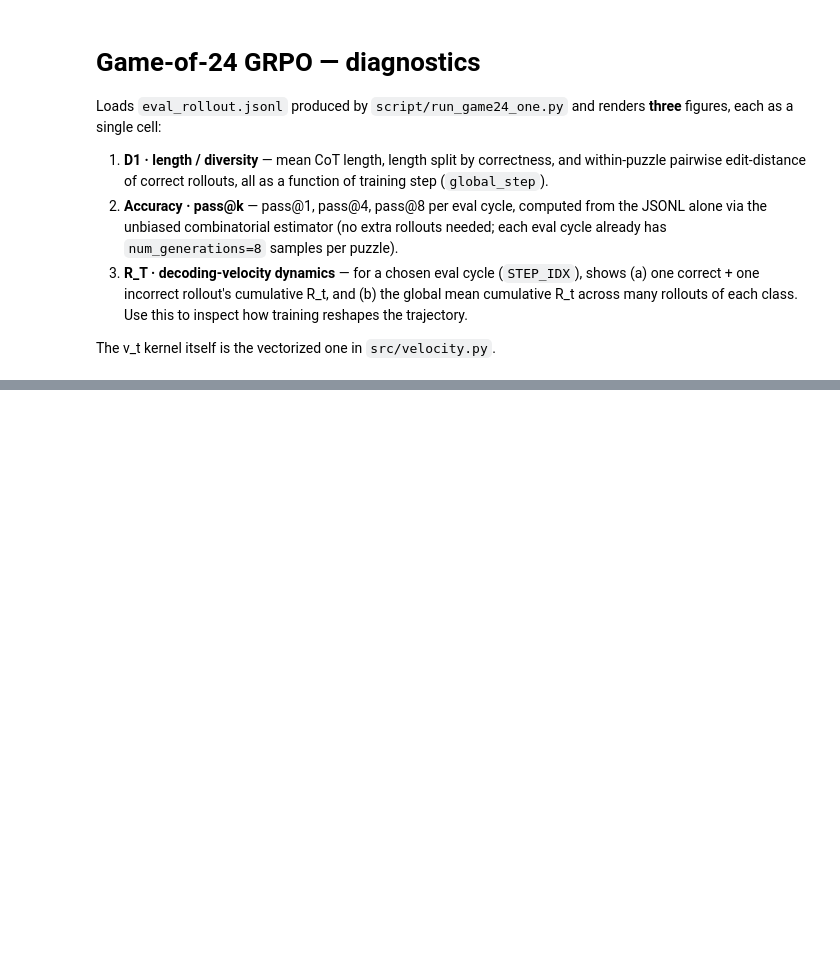
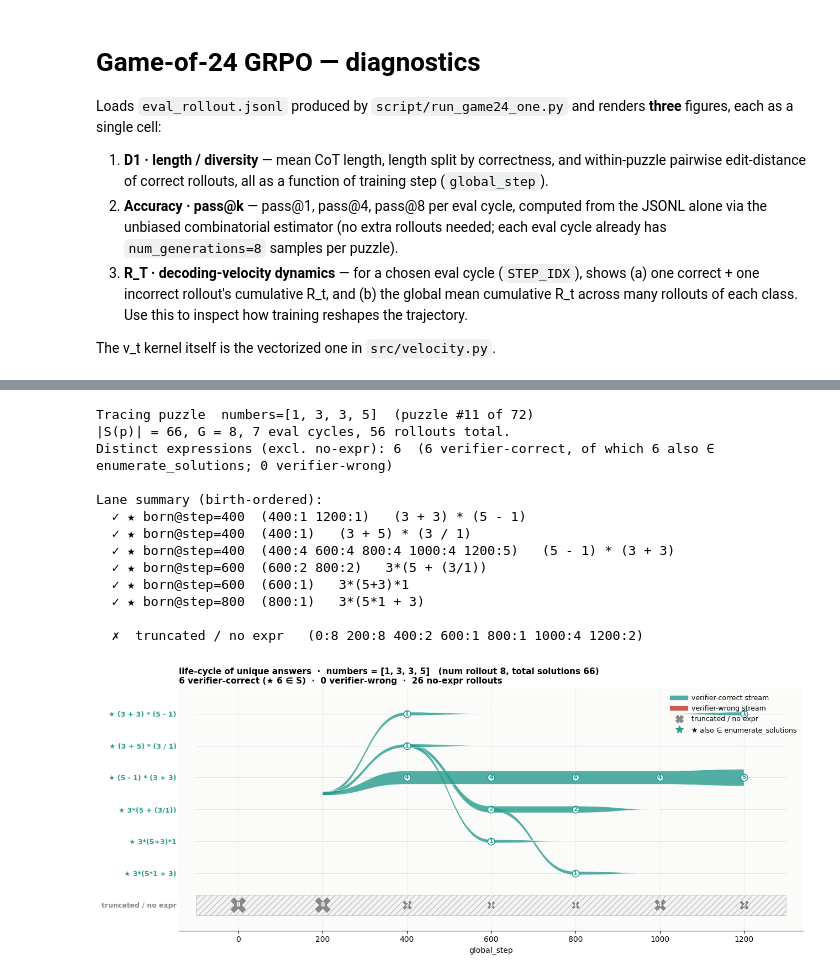
Before and after one commit to fangyuan-ksgk/arl, a Jupyter notebook: game24_figure.ipynb, the cells around one changed output, grey strips where cells are left out. Drawn from its saved outputs; the diff is of its cells as text; code cells hidden in the pictures; blank space fills up the shorter version.

```diff
--- a/game24_figure.ipynb
+++ b/game24_figure.ipynb
@@ -155,0 +443,29 @@ print(pak.round(3))
+# %%
+from src.velo_viz import plot_lifecycle_river
+
+# ====== CONFIG ============================================================
+IDX     = 11
+NUMBERS = None          # e.g. (1, 1, 3, 8) — overrides IDX if set
+# ==========================================================================
+
+fig, ax, info = plot_lifecycle_river(
+    eval_df,
+    idx=IDX,
+    numbers=NUMBERS,
+)
+plt.show()
+# %% [output]
+Tracing puzzle  numbers=[1, 3, 3, 5]  (puzzle #11 of 72)
+|S(p)| = 66, G = 8, 7 eval cycles, 56 rollouts total.
+Distinct expressions (excl. no-expr): 6  (6 verifier-correct, of which 6 also ∈ enumerate_solutions; 0 verifier-wrong)
+
+Lane summary (birth-ordered):
+  ✓ ★ born@step=400  (400:1 1200:1)   (3 + 3) * (5 - 1)
+  ✓ ★ born@step=400  (400:1)   (3 + 5) * (3 / 1)
+  ✓ ★ born@step=400  (400:4 600:4 800:4 1000:4 1200:5)   (5 - 1) * (3 + 3)
+  ✓ ★ born@step=600  (600:2 800:2)   3*(5 + (3/1))
+  ✓ ★ born@step=600  (600:1)   3*(5+3)*1
+  ✓ ★ born@step=800  (800:1)   3*(5*1 + 3)
+
+  ✗  truncated / no expr   (0:8 200:8 400:2 600:1 800:1 1000:4 1200:2)
+[figure, added]
```
Also changed, not shown: parts of 7 cells of this notebook, 2 other files.
